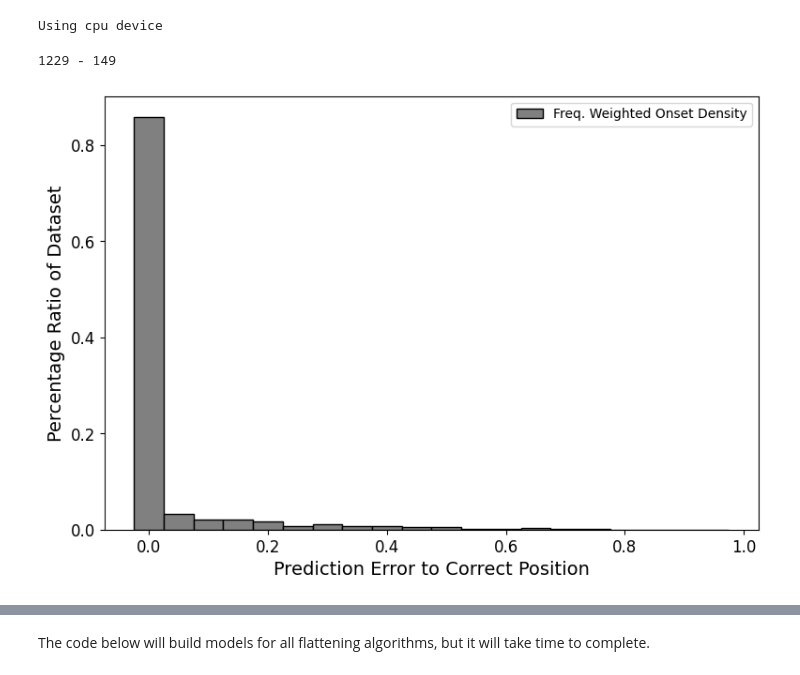
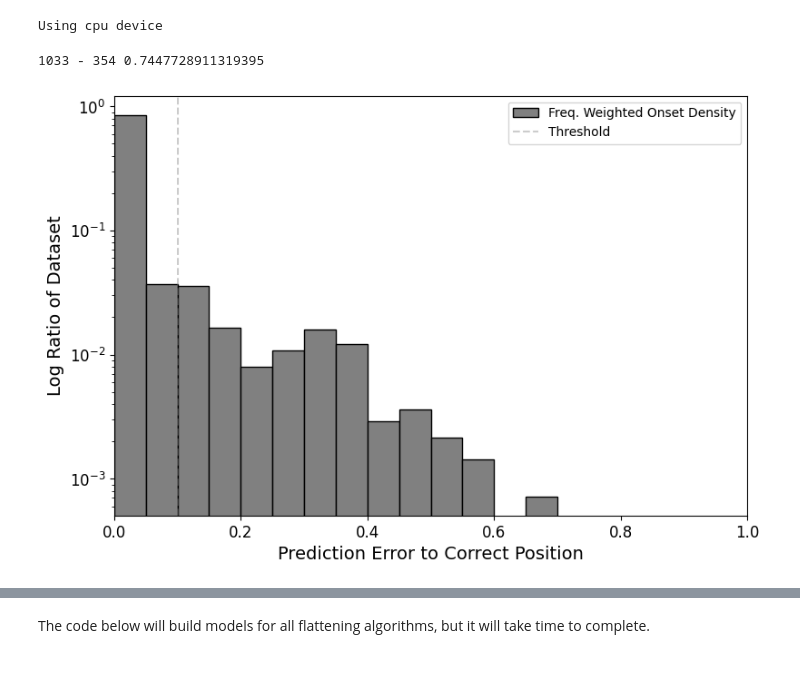
Before and after one commit to peter-clark/investigating-human-tapping-behavior-polyphonic-rhythms, a Jupyter notebook: Experiment3_Predicting-Rhythmspace-Coordinates-Using-Analytically-Flattened-Polyphonic-Patterns.ipynb, the cells around one changed output, grey strips where cells are left out. Drawn from its saved outputs; the diff is of its cells as text; code cells hidden in the pictures.

Commit message:
More graphs for final submission to M&S p1

```diff
--- a/Experiment3_Predicting-Rhythmspace-Coordinates-Using-Analytically-Flattened-Polyphonic-Patterns.ipynb
+++ b/Experiment3_Predicting-Rhythmspace-Coordinates-Using-Analytically-Flattened-Polyphonic-Patterns.ipynb
@@ -386,29 +386,42 @@ pred_coords=np.array(pred_coords, dtype=float)
 # %% [output]
 Using cpu device
 # %%
-distance=np.array(distance)
-print(f"{len(distance[distance<=0.1])} - {len(distance[distance>0.1])}")
-#nomralize to one
-# color
-# x : error to correct position
-# y : percentage of dataset
-# list of patternsabove 0.1
-dist_bar = np.array([0.0 for x in range(20)], dtype=float)
-for x in range(20):
-    dist_bar[x]+=len(distance[distance<=(x+1)*0.05])-len(distance[distance<=x*0.05])
-fig, ax = plt.subplots(figsize=(9,6))
-#ax.hist(distance, bins=20, density=True, stacked=False, color="grey", edgecolor="black")
-b=ax.bar((np.arange(20))/20, dist_bar/len(distance), color="grey", edgecolor="black", width=0.05)
-#ax.set_ylim([0,1])
+distance = np.array(distance)
+print(f"{len(distance[distance<=0.01])} - {len(distance[distance>0.01])} {(len(distance[distance<=0.01]))/(len(distance[distance<=0.01])+len(distance[distance>0.01]))}")
+
+# Parameters
+bins = 20
+bar_width = 1 / bins  # Adjust bar width to ensure the right number of bins
+
+# Create an array to store counts for each bin
+dist_bar = np.array([0.0 for x in range(bins)], dtype=float)
+
+# Calculate the number of entries in each bin and normalize by the dataset size
+for x in range(bins):
+    dist_bar[x] += len(distance[distance <= (x+1)*bar_width]) - len(distance[distance <= x*bar_width])
+
+# Create the figure and axes
+fig, ax = plt.subplots(figsize=(9, 6))
+
+# Plot the bar chart with the correct normalization to the total dataset size
+b = ax.bar(np.arange(bins) * bar_width + bar_width / 2, dist_bar / len(distance),
+           color="grey", edgecolor="black", width=bar_width)
+
+# Set the x-limits and labels
+ax.set_xlim([0, 1])
 ax.tick_params(labelsize=12)
 ax.set_xlabel("Prediction Error to Correct Position", fontsize=14)
-ax.set_ylabel("Percentage Ratio of Dataset", fontsize=14)
-ax.legend([b],['Freq. Weighted Onset Density'])
+ax.set_ylabel("Log Ratio of Dataset", fontsize=14)
+c=ax.axvline(x=0.1, color="grey", alpha=0.4, linestyle="--")
+ax.set_yscale('log')
+# Add legend
+ax.legend([b,c], ['Freq. Weighted Onset Density', 'Threshold'])
 
+# Show the plot
 plt.show()
 # %% [output]
-1229 - 149
+1033 - 354 0.7447728911319395
-[figure, old version]
+[figure, new version]
 # %%
 for x in range(len(distance)):
     if distance[x]>0.1:
```
Also changed, not shown: parts of 8 cells of this notebook, 9 other files.
